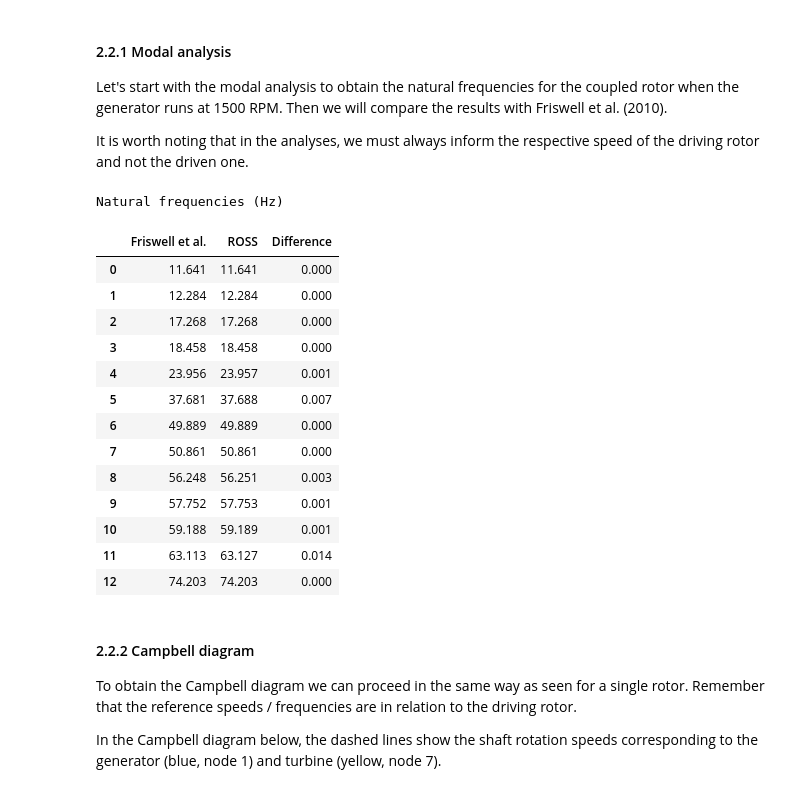
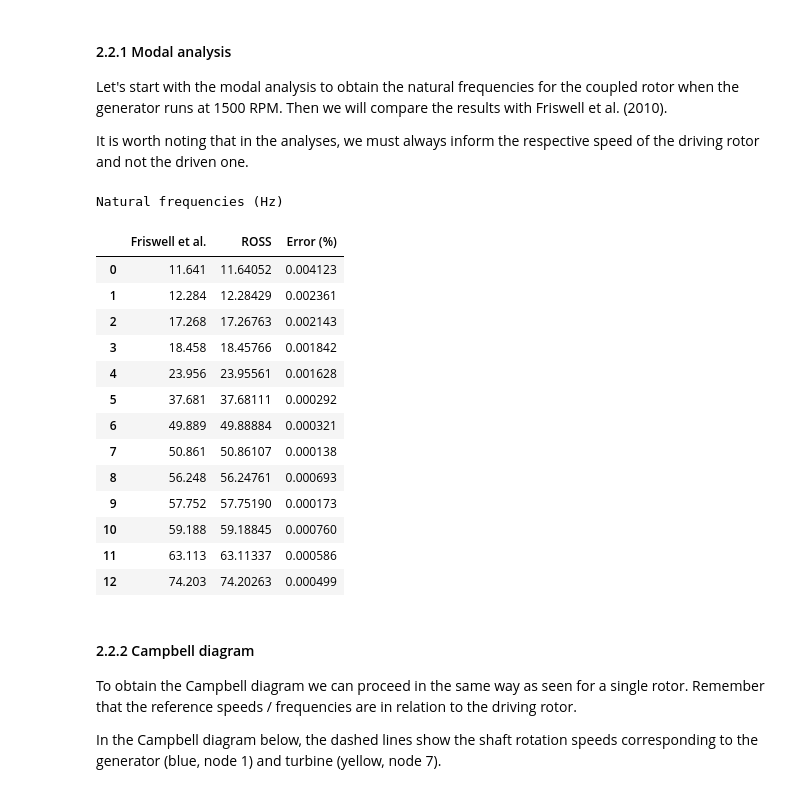
Before and after one commit to petrobras/ross, a Jupyter notebook: docs/user_guide/tutorial_part_4.ipynb, the cells around one changed output. Drawn from its saved outputs; the diff is of its cells as text; code cells hidden in the pictures.

```diff
--- a/docs/user_guide/tutorial_part_4.ipynb
+++ b/docs/user_guide/tutorial_part_4.ipynb
@@ -105,7 +105,7 @@ disk = rs.DiskElement(
     Ip=6.23,
 )
 
-pressure_angle = rs.Q_(22.5, "deg").to_base_units().m
+pressure_angle = Q_(22.5, "deg").to_base_units().m
 base_radius = 0.5086
 pitch_diameter = 2 * base_radius / np.cos(pressure_angle)
 gear1 = rs.GearElement(
@@ -216,51 +216,51 @@ It is worth noting that in the analyses, we must always inform the respective sp
 Friswell_results = np.array(
     [
         11.641,
         12.284,
         17.268,
         18.458,
         23.956,
         37.681,
         49.889,
         50.861,
         56.248,
         57.752,
         59.188,
         63.113,
         74.203,
     ]
 )
 
-speed = rs.Q_(1500, "RPM")
+speed = Q_(1500, "RPM")
 frequencies = 13
 
 modal = multirotor.run_modal(speed, num_modes=2 * frequencies)
-wn = np.round(rs.Q_(modal.wn, "rad/s").to("Hz").m, 3)
+wd = np.round(Q_(modal.wd, "rad/s").to("Hz").m, 5)
 
 print("Natural frequencies (Hz)")
 pd.DataFrame(
     {
         "Friswell et al.": Friswell_results,
-        "ROSS": wn,
-        "Difference": np.abs(wn - Friswell_results),
+        "ROSS": wd,
+        "Error (%)": np.abs(wd - Friswell_results) / Friswell_results * 100,
     }
 )
 # %% [output]
 Natural frequencies (Hz)
-|  | Friswell et al. | ROSS | Difference |
-| 0 | 11.641 | 11.641 | 0.000 |
-| 1 | 12.284 | 12.284 | 0.000 |
-| 2 | 17.268 | 17.268 | 0.000 |
-| 3 | 18.458 | 18.458 | 0.000 |
-| 4 | 23.956 | 23.957 | 0.001 |
-| 5 | 37.681 | 37.688 | 0.007 |
-| 6 | 49.889 | 49.889 | 0.000 |
-| 7 | 50.861 | 50.861 | 0.000 |
-| 8 | 56.248 | 56.251 | 0.003 |
-| 9 | 57.752 | 57.753 | 0.001 |
-| 10 | 59.188 | 59.189 | 0.001 |
-| 11 | 63.113 | 63.127 | 0.014 |
-| 12 | 74.203 | 74.203 | 0.000 |
+|  | Friswell et al. | ROSS | Error (%) |
+| 0 | 11.641 | 11.64052 | 0.004123 |
+| 1 | 12.284 | 12.28429 | 0.002361 |
+| 2 | 17.268 | 17.26763 | 0.002143 |
+| 3 | 18.458 | 18.45766 | 0.001842 |
+| 4 | 23.956 | 23.95561 | 0.001628 |
+| 5 | 37.681 | 37.68111 | 0.000292 |
+| 6 | 49.889 | 49.88884 | 0.000321 |
+| 7 | 50.861 | 50.86107 | 0.000138 |
+| 8 | 56.248 | 56.24761 | 0.000693 |
+| 9 | 57.752 | 57.75190 | 0.000173 |
+| 10 | 59.188 | 59.18845 | 0.000760 |
+| 11 | 63.113 | 63.11337 | 0.000586 |
+| 12 | 74.203 | 74.20263 | 0.000499 |
 # %% [markdown]
 #### 2.2.2 Campbell diagram
 
```
Also changed, not shown: parts of 9 cells of this notebook.
